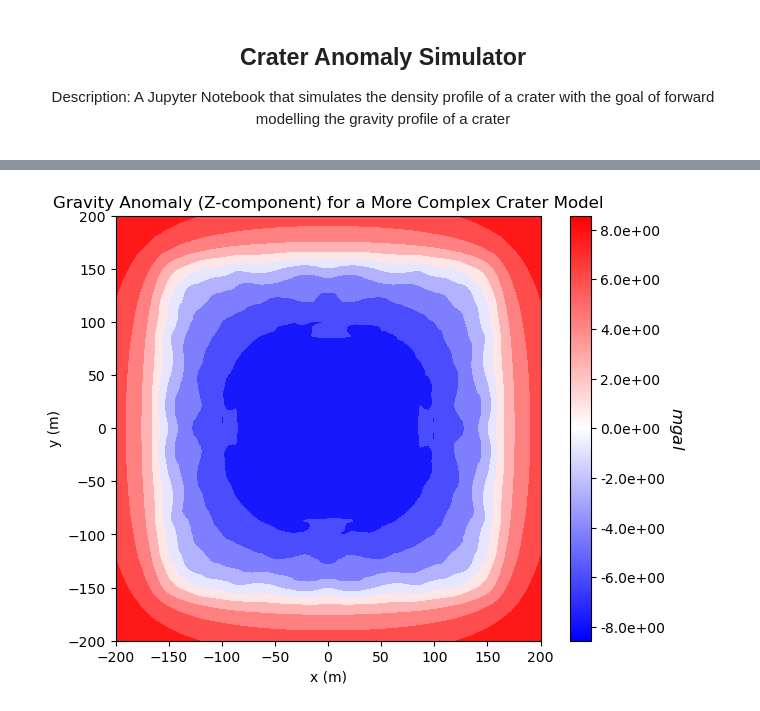
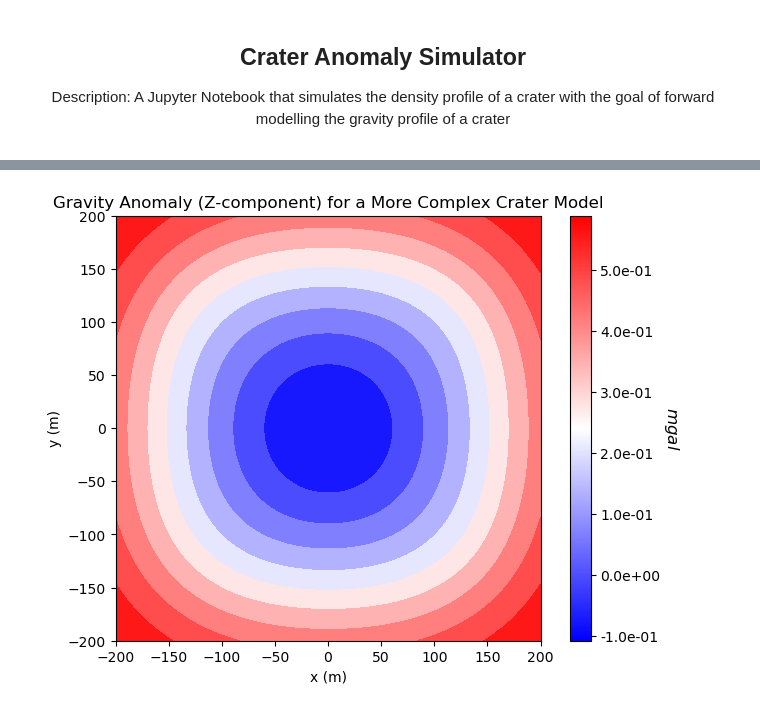
Before and after one commit to ElChuckster/cratering-gravity, a Jupyter notebook: Notebooks/crater-anomaly-simulator.ipynb, the cells around one changed output, grey strips where cells are left out. Cells and saved outputs as stored; diff of their text form; code cells hidden in the pictures.

```diff
--- a/Notebooks/crater-anomaly-simulator.ipynb
+++ b/Notebooks/crater-anomaly-simulator.ipynb
@@ -52,32 +78,33 @@ def get_mesh_from_topo(x_topo, y_topo, z_topo, n_rec):
 
 
 
-    extent_x = 2*x_topo.max()
-    extent_y = 2*y_topo.max()
-    extent_z = z_topo.max()
-    dx = 5
-    dy = 5
-    dz = 5
-    nx = int(np.ceil(extent_x / dx))
-    ny = int(np.ceil(extent_y / dy))
-    nz = int(np.ceil(extent_z / dz))
+    # extent_x = 2*x_topo.max()
+    # extent_y = 2*y_topo.max()
+    # extent_z = z_topo.max()
+    # dx = 5
+    # dy = 5
+    # dz = 5
+    # nx = int(np.ceil(extent_x / dx))
+    # ny = int(np.ceil(extent_y / dy))
+    # nz = int(np.ceil(extent_z / dz))
 
-    hx = np.ones(nx) * dx
-    hy = np.ones(ny) * dy
-    hz = np.ones(nz) * dz
-    origin = np.array([-extent_x / 2, -extent_y / 2, 0])
-    mesh = TensorMesh([hx, hy, hz], origin=origin)
+    # hx = np.ones(nx) * dx
+    # hy = np.ones(ny) * dy
+    # hz = np.ones(nz) * dz
+    # origin = np.array([-extent_x / 2, -extent_y / 2, 0])
+    # mesh = TensorMesh([hx, hy, hz], origin=origin)
 
 
     dh = 5.0
+    dh_z = 1.25
     hx = [(dh, 5, -1.3), (dh, 40), (dh, 5, 1.3)]
     hy = [(dh, 5, -1.3), (dh, 40), (dh, 5, 1.3)]
-    hz = [(dh, 5, -1.3), (dh, 15)]
+    hz = [(dh_z, 5, -1.3)]
 
     mesh = TensorMesh([hx, hy, hz], "CC0")
 
     # Determine the desired location for the origin
-    #mesh.origin += np.array([0, 0, z_topo.max()])  # Adjust these coordinates as needed
+    mesh.origin += np.array([0, 0, z_topo.min()])  # Adjust these coordinates as needed
 
     # Set the origin of the mesh
    # mesh.origin = origin_location
@@ -235,7 +262,7 @@ plt.show()
 
 c = 1000
 z_topo1 = (
-     10*np.sin(np.sqrt(x_topo1**2 + y_topo1**2 + c**2)) + 100
+     10*np.sin(np.sqrt(x_topo1**2 + y_topo1**2 + c**2)) -5
 )
 
 fig = plt.figure(figsize=(6, 6))
@@ -294,19 +321,19 @@ plt.show()
 # %%
 fig = plt.figure(figsize=(7, 5))
 
 ax1 = fig.add_axes([0.1, 0.1, 0.75, 0.85])
 plot2Ddata(receiver_list1[0].locations, dpred_all1, ax=ax1, contourOpts={"cmap": "bwr"})
 ax1.set_title("Gravity Anomaly (Z-component) for a More Complex Crater Model")
 ax1.set_xlabel("x (m)")
 ax1.set_ylabel("y (m)")
 
 ax2 = fig.add_axes([0.82, 0.1, 0.03, 0.85])
-norm = mpl.colors.Normalize(vmin=-np.max(np.abs(dpred_all1)), vmax=np.max(np.abs(dpred_all1)))
+norm = mpl.colors.Normalize(vmin=-np.min(np.abs(dpred_all1)), vmax=np.max(np.abs(dpred_all1)))
 cbar = mpl.colorbar.ColorbarBase(
     ax2, norm=norm, orientation="vertical", cmap=mpl.cm.bwr, format="%.1e"
 )
 cbar.set_label("$mgal$", rotation=270, labelpad=15, size=12)
 
 plt.show()
 # %% [output]
-[figure, old version]
+[figure, new version]
```
Also changed, not shown: parts of 8 cells of this notebook, 4 other files.
